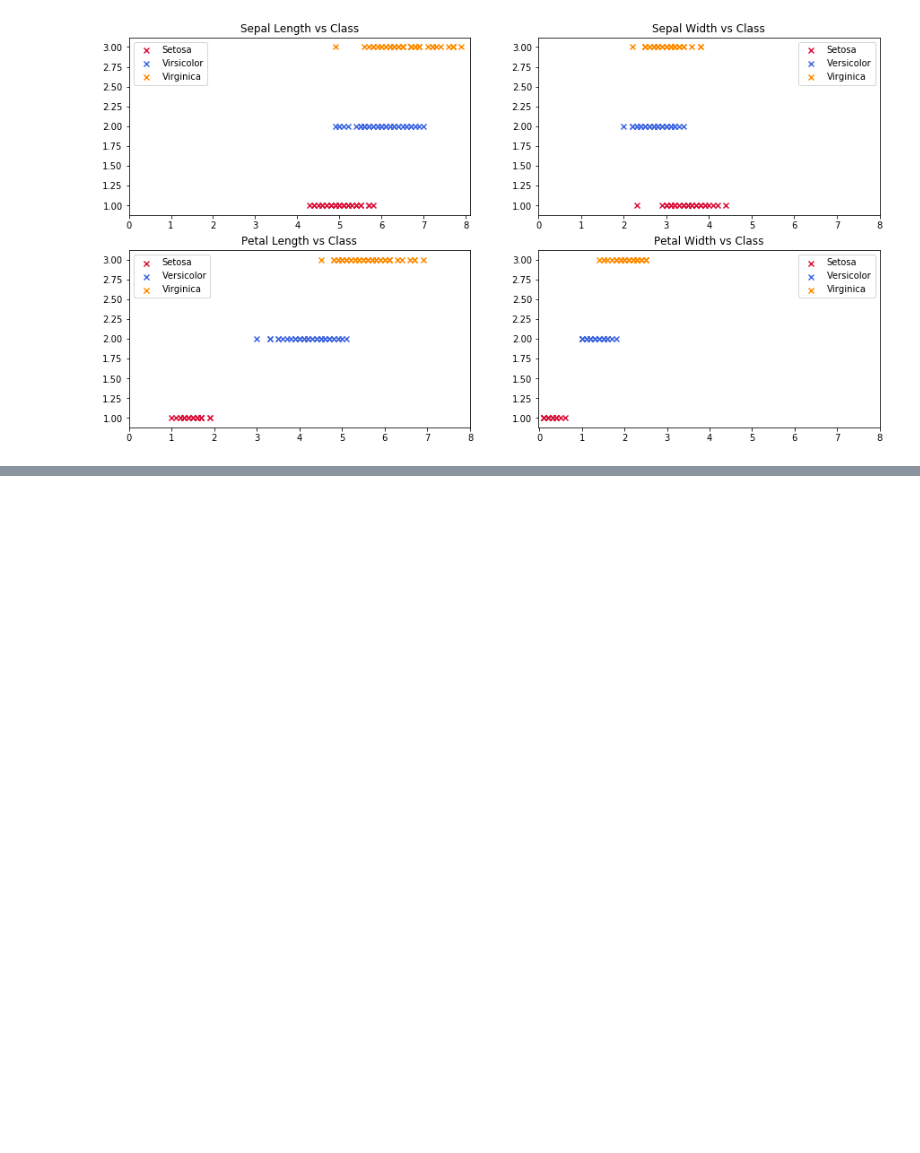
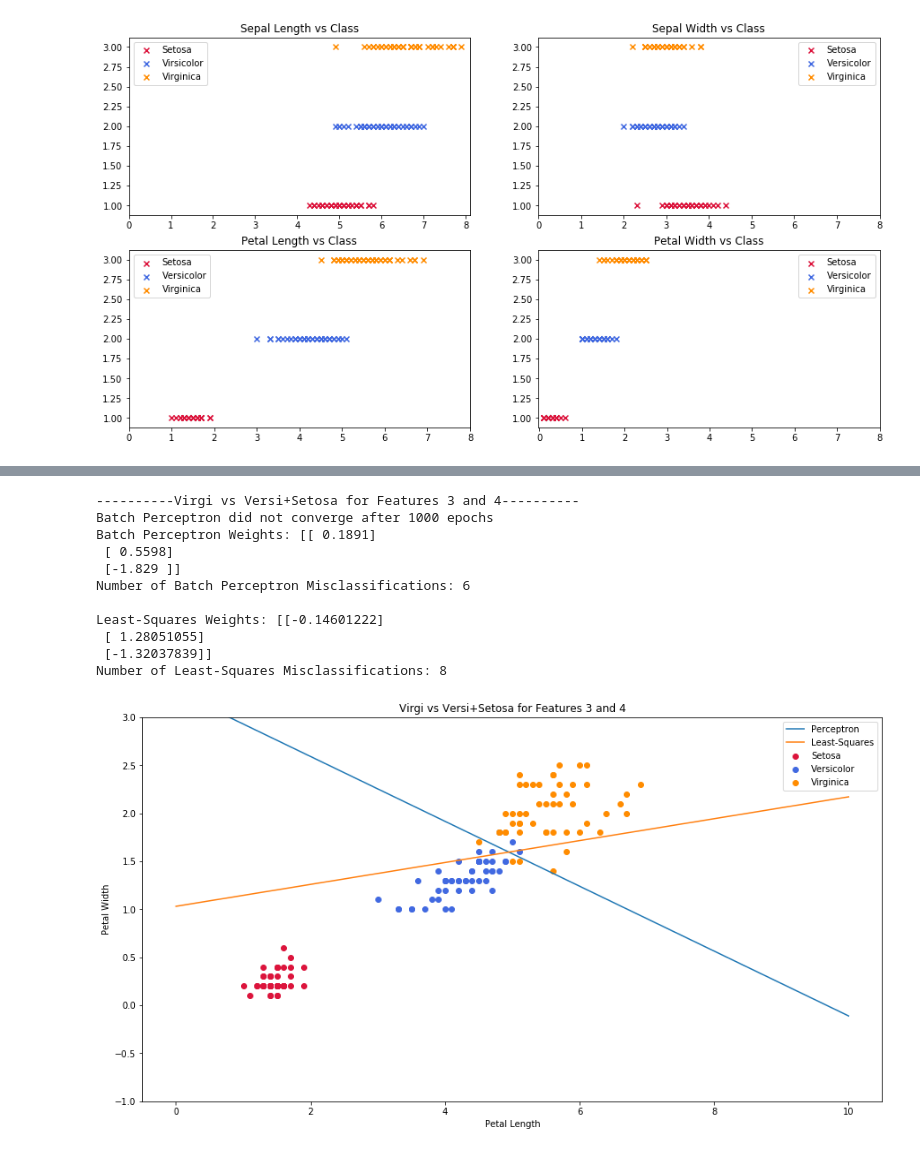
Before and after one commit to donpathirage/Least-Squares-Perceptron-and-Data-Analytics, a Jupyter notebook: Pathirage_Don_Proj1.ipynb, the cells around one changed output, grey strips where cells are left out. Drawn from its saved outputs; the diff is of its cells as text; code cells hidden in the pictures; blank space fills up the shorter version.

```diff
--- a/Pathirage_Don_Proj1.ipynb
+++ b/Pathirage_Don_Proj1.ipynb
@@ -194,0 +353,45 @@ plt.legend(['Setosa','Versicolor','Virginica'])
+# %%
+# 4. Virgi vs Versi+Setosa for Features 3 and 4
+
+X4, t4 = designMatrix(c1=virginica,c2=pd.concat([versicolor,setosa]),f=[features[2],features[3]])
+
+print("----------Virgi vs Versi+Setosa for Features 3 and 4----------")
+perceptW4, perceptMisclassed4 = batchPerceptron(X4,t4,rho=1e-3,epochs=1000,e=10e-9)
+lsW4, lsMisclassed4 = closedFormLS(X4,t4)
+
+print('Batch Perceptron Weights: ' + str(perceptW4))
+print('Number of Batch Perceptron Misclassifications: ' + str(perceptMisclassed4))
+print()
+
+print('Least-Squares Weights: ' + str(lsW4))
+print('Number of Least-Squares Misclassifications: ' + str(lsMisclassed4))
+
+x, y1, y2 = boundaries(perceptW4,lsW4)
+
+plt.figure(figsize=(15,8))
+plt.scatter(setosa['petL'], setosa['petW'], marker='o', c='crimson')
+plt.scatter(versicolor['petL'], versicolor['petW'], marker='o', c='royalblue')
+plt.scatter(virginica['petL'], virginica['petW'], marker='o', c='darkorange')
+
+plt.plot(x,y1)
+plt.plot(x,y2)
+
+plt.ylim([-1,3])
+plt.xlabel('Petal Length')
+plt.ylabel('Petal Width')
+plt.title('Virgi vs Versi+Setosa for Features 3 and 4')
+plt.legend([ 'Perceptron', 'Least-Squares', 'Setosa','Versicolor','Virginica'])
+plt.rcParams["figure.figsize"] = [10,10]
+# %% [output]
+----------Virgi vs Versi+Setosa for Features 3 and 4----------
+Batch Perceptron did not converge after 1000 epochs
+Batch Perceptron Weights: [[ 0.1891]
+ [ 0.5598]
+ [-1.829 ]]
+Number of Batch Perceptron Misclassifications: 6
+
+Least-Squares Weights: [[-0.14601222]
+ [ 1.28051055]
+ [-1.32037839]]
+Number of Least-Squares Misclassifications: 8
+[figure, added]
```
Also changed, not shown: parts of 12 cells of this notebook.
